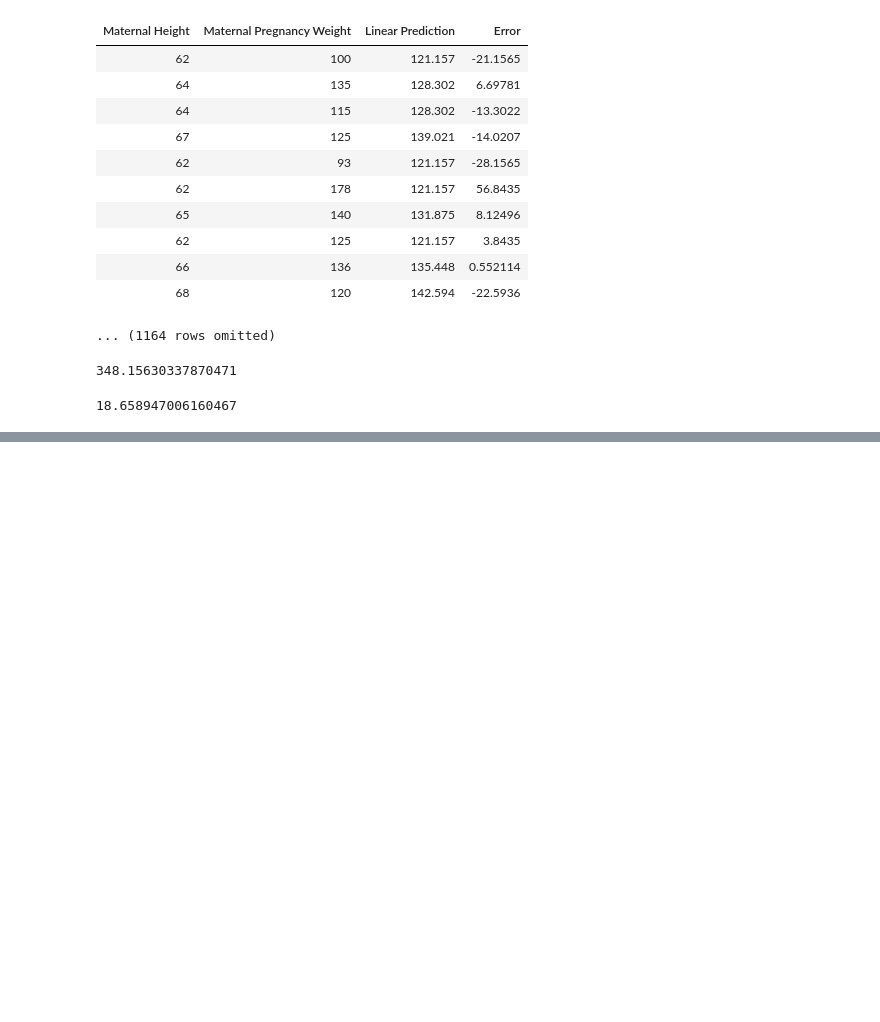
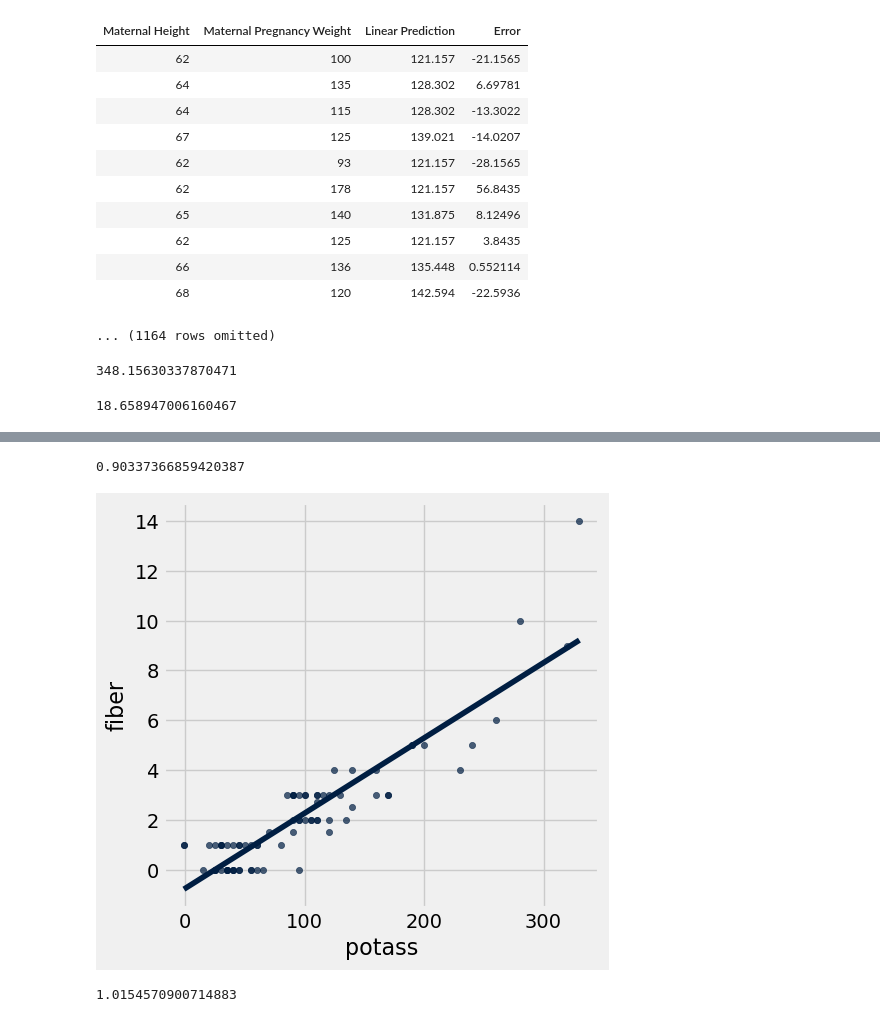
Before and after one commit to lawtonsclass/f25-code-from-class, a Jupyter notebook: data8/ch15.ipynb, the cells around one changed output, grey strips where cells are left out. Saved outputs shown, nothing was run; the diff lists cells and outputs as text; code cells hidden in the pictures; blank space fills up the shorter version.

```diff
--- a/data8/ch15.ipynb
+++ b/data8/ch15.ipynb
@@ -756,0 +820,3 @@ rmse
+# %%
+cereal = Table.read_table('data/cereal.csv')
+pokemon = Table.read_table('data/pokemon.csv')
@@ -756,0 +838,17 @@ rmse
+# %%
+correlation(cereal, 'fiber', 'potass')
+# %% [output]
+0.90337366859420387
+# %%
+cereal.scatter('potass', 'fiber', fit_line=True)
+# %% [output]
+[figure, added]
+# %%
+m = slope(cereal, 'potass', 'fiber')
+b = intercept(cereal, 'potass', 'fiber')
+predictions = m*cereal.column('potass') + b
+errors = cereal.column('fiber') - predictions
+rmse = np.mean(errors ** 2) ** 0.5
+rmse
+# %% [output]
+1.0154570900714883
```
Also changed, not shown: parts of 51 cells of this notebook.
